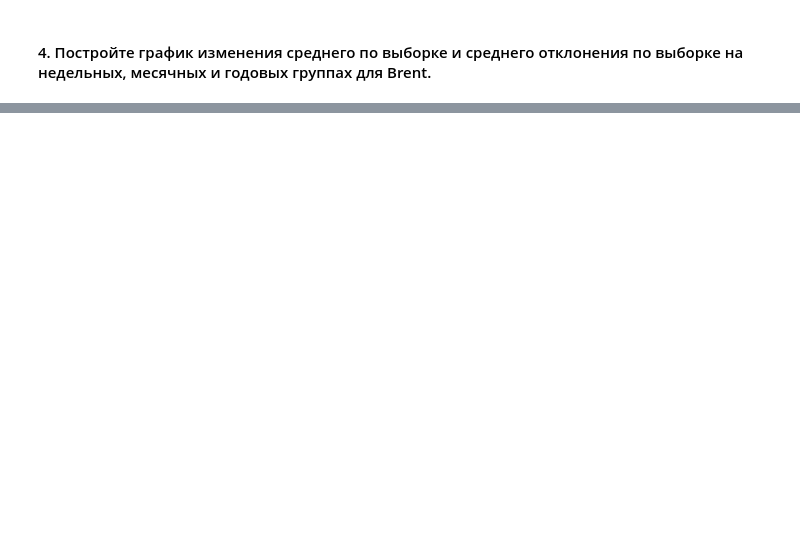
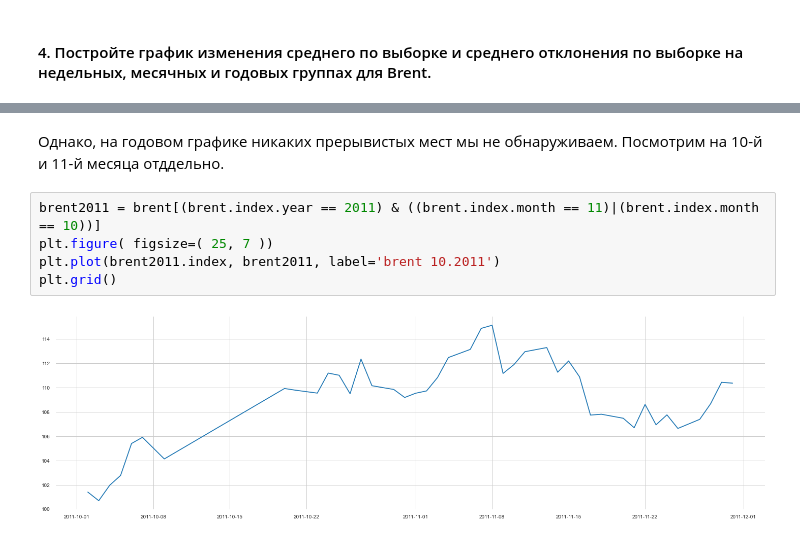
Before and after one commit to irennerifire/timeseries, a Jupyter notebook: HW1_time_series.ipynb, the cells around one changed output, grey strips where cells are left out. Saved outputs shown, nothing was run; the diff lists cells and outputs as text; blank space fills up the shorter version.

```diff
--- a/HW1_time_series.ipynb
+++ b/HW1_time_series.ipynb
@@ -224,0 +245,9 @@ plt.show()
+# %% [markdown]
+Однако, на годовом графике никаких прерывистых мест мы не обнаруживаем. Посмотрим на 10-й и 11-й месяца отддельно.
+# %%
+brent2011 = brent[(brent.index.year == 2011) & ((brent.index.month == 11)|(brent.index.month == 10))]
+plt.figure( figsize=( 25, 7 ))
+plt.plot(brent2011.index, brent2011, label='brent 10.2011')
+plt.grid()
+# %% [output]
+[figure, added]
```
Also changed, not shown: parts of 21 cells of this notebook.
